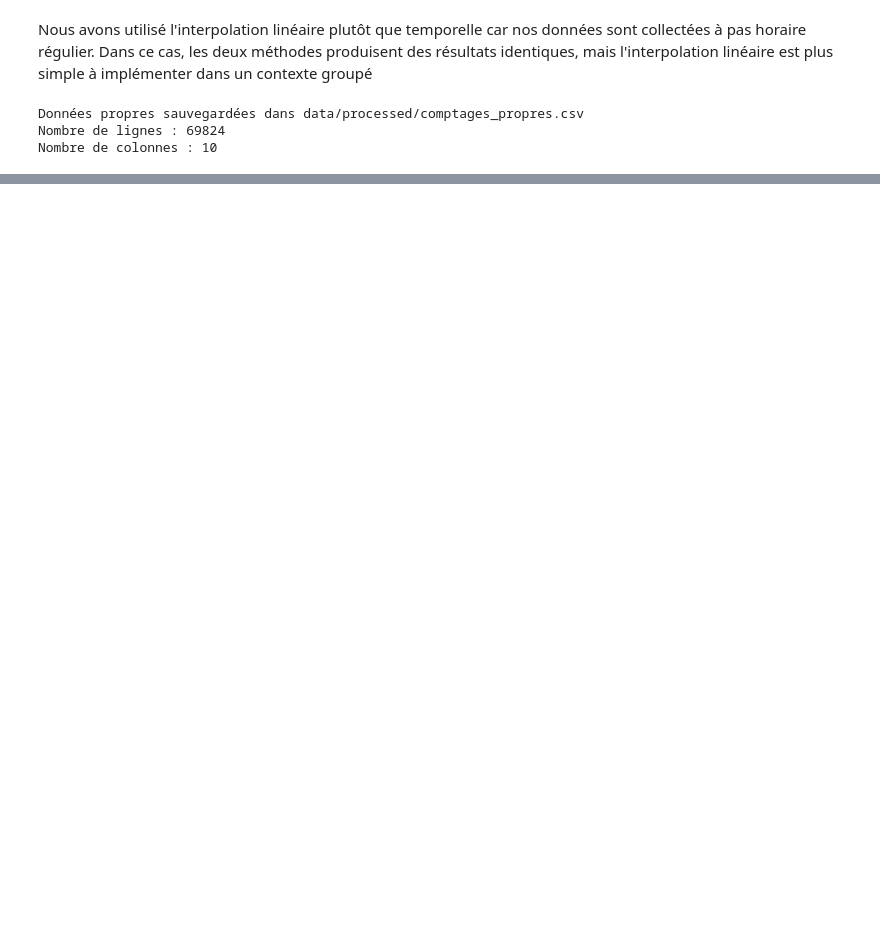
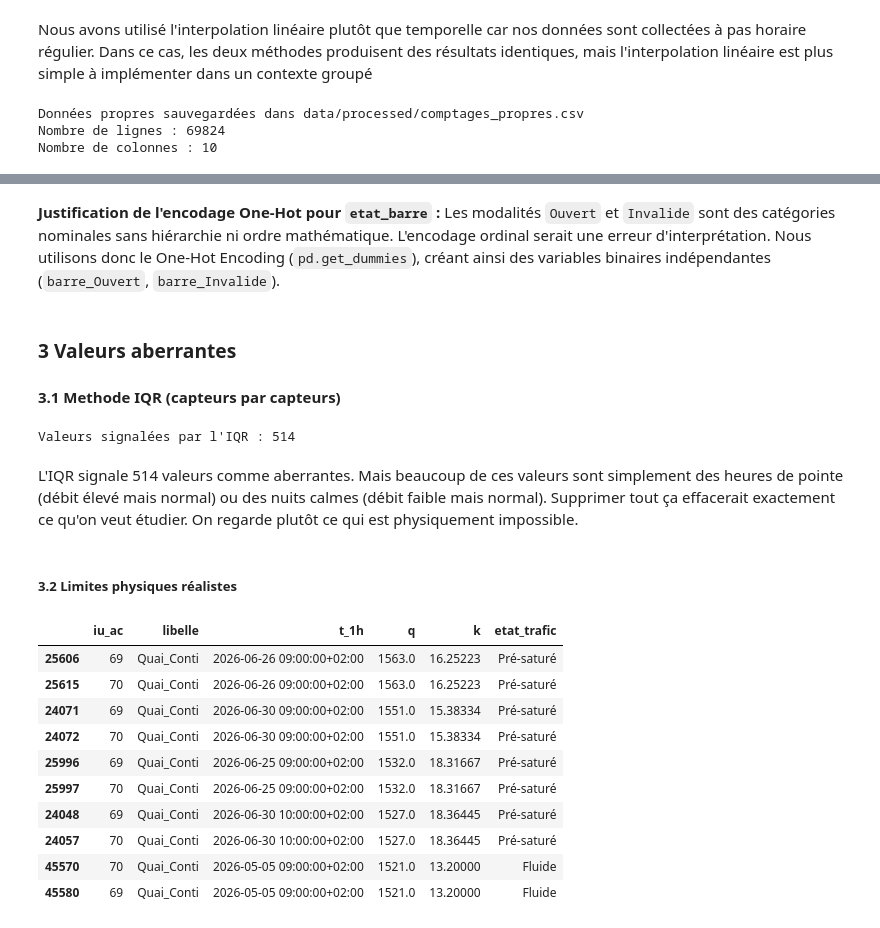
Before and after one commit to Fred-Youaleu/Projet_Trafic, a Jupyter notebook: Rendu 3.ipynb, the cells around one changed output, grey strips where cells are left out. Cells and saved outputs as stored; diff of their text form; code cells hidden in the pictures; blank space fills up the shorter version.

```diff
--- a/Rendu 3.ipynb
+++ b/Rendu 3.ipynb
@@ -475,0 +484,9 @@ Nombre de colonnes : 10
+# %%
+# Extraction des variables temporelles à partir de t_1h (déjà en heure de Paris)
+df["heure"] = df["t_1h"].dt.hour
+df["jour_semaine"] = df["t_1h"].dt.dayofweek  # 0 = lundi, 6 = dimanche
+df["weekend"] = df["jour_semaine"] >= 5
+df["mois"] = df["t_1h"].dt.month
+
+# Vérification
+df[["t_1h", "heure", "jour_semaine", "weekend", "mois"]].head()
@@ -475,0 +504,14 @@ Nombre de colonnes : 10
+# %%
+# 1. PREUVE DE L'ORDRE : Analyse de la médiane de l'occupation (k) par état de trafic
+print("--- Analyse de l'ordre pour etat_trafic (Médiane de k) ---")
+ordre_k = df.groupby("etat_trafic", observed=True)["k"].median().sort_values()
+print(ordre_k)
+
+# 2. ENCODAGE ORDINAL
+# On crée un dictionnaire de mappage basé sur l'ordre observé.
+# 'Inconnu' n'est pas dans le dictionnaire, il deviendra donc automatiquement NaN (ce qui est cohérent avec notre analyse du Jalon M2).
+mapping_congestion = {"Fluide": 0, "Pré-saturé": 1, "Saturé": 2, "Bloqué": 3}
+df["congestion"] = df["etat_trafic"].map(mapping_congestion).astype("float")
+
+print("\n--- Résultat de l'encodage ordinal (colonne 'congestion') ---")
+print(df["congestion"].value_counts(dropna=False).sort_index())
@@ -475,0 +542,12 @@ Nombre de colonnes : 10
+# %%
+# 1. PREUVE DE L'ABSENCE D'ORDRE
+print("--- Analyse pour etat_barre ---")
+print(df["etat_barre"].value_counts())
+print("Il n'y a pas de progression logique entre 'Ouvert' et 'Invalide'.")
+
+# 2. ENCODAGE ONE-HOT (Dummies)
+# On crée une colonne binaire (0 ou 1) pour chaque modalité
+df = pd.get_dummies(df, columns=["etat_barre"], prefix="barre", dtype=int)
+
+print("\n--- Nouvelles colonnes créées par One-Hot Encoding ---")
+print([col for col in df.columns if col.startswith("barre")])
@@ -475,0 +564,34 @@ Nombre de colonnes : 10
+# %% [markdown]
+**Justification de l'encodage One-Hot pour `etat_barre` :**
+Les modalités `Ouvert` et `Invalide` sont des catégories nominales sans hiérarchie ni ordre mathématique. L'encodage ordinal serait une erreur d'interprétation. Nous utilisons donc le One-Hot Encoding (`pd.get_dummies`), créant ainsi des variables binaires indépendantes (`barre_Ouvert`, `barre_Invalide`).
+# %% [markdown]
+### 3 Valeurs aberrantes
+#### 3.1 Methode IQR (capteurs par capteurs)
+# %%
+def hors_iqr(s):
+    q1, q3 = s.quantile([0.25, 0.75])
+    return (s < q1 - 1.5 * (q3 - q1)) | (s > q3 + 1.5 * (q3 - q1))
+
+df["aberrant_iqr"] = df.groupby("iu_ac")["q"].transform(hors_iqr)
+print(f"Valeurs signalées par l'IQR : {df['aberrant_iqr'].sum()}")
+# %% [output]
+Valeurs signalées par l'IQR : 514
+# %% [markdown]
+L'IQR signale 514 valeurs comme aberrantes. Mais beaucoup de ces valeurs sont simplement des heures de pointe (débit élevé mais normal) ou des nuits calmes (débit faible mais normal). Supprimer tout ça effacerait exactement ce qu'on veut étudier. On regarde plutôt ce qui est physiquement impossible.
+# %% [markdown]
+##### 3.2 Limites physiques réalistes
+# %%
+# On regarde les 10 plus grands débits
+df.nlargest(10, "q")[["iu_ac", "libelle", "t_1h", "q", "k", "etat_trafic"]]
+# %% [output]
+|  | iu_ac | libelle | t_1h | q | k | etat_trafic |
+| 25606 | 69 | Quai_Conti | 2026-06-26 09:00:00+02:00 | 1563.0 | 16.25223 | Pré-saturé |
+| 25615 | 70 | Quai_Conti | 2026-06-26 09:00:00+02:00 | 1563.0 | 16.25223 | Pré-saturé |
+| 24071 | 69 | Quai_Conti | 2026-06-30 09:00:00+02:00 | 1551.0 | 15.38334 | Pré-saturé |
+| 24072 | 70 | Quai_Conti | 2026-06-30 09:00:00+02:00 | 1551.0 | 15.38334 | Pré-saturé |
+| 25996 | 69 | Quai_Conti | 2026-06-25 09:00:00+02:00 | 1532.0 | 18.31667 | Pré-saturé |
+| 25997 | 70 | Quai_Conti | 2026-06-25 09:00:00+02:00 | 1532.0 | 18.31667 | Pré-saturé |
+| 24048 | 69 | Quai_Conti | 2026-06-30 10:00:00+02:00 | 1527.0 | 18.36445 | Pré-saturé |
+| 24057 | 70 | Quai_Conti | 2026-06-30 10:00:00+02:00 | 1527.0 | 18.36445 | Pré-saturé |
+| 45570 | 70 | Quai_Conti | 2026-05-05 09:00:00+02:00 | 1521.0 | 13.20000 | Fluide |
+| 45580 | 69 | Quai_Conti | 2026-05-05 09:00:00+02:00 | 1521.0 | 13.20000 | Fluide |
```
Also changed, not shown: parts of 20 cells of this notebook.
